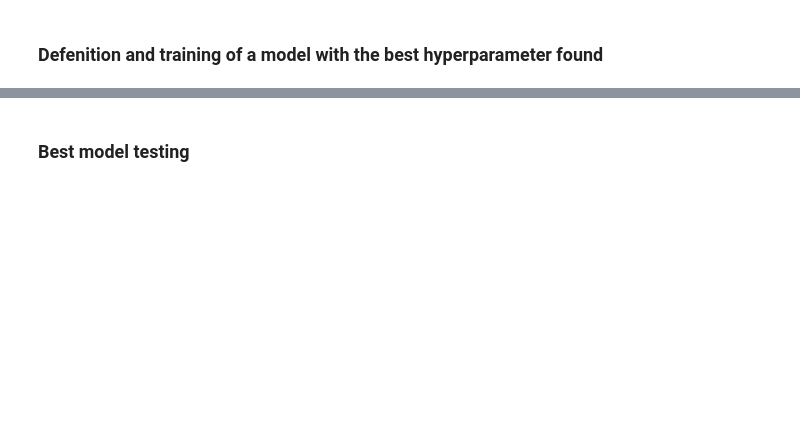
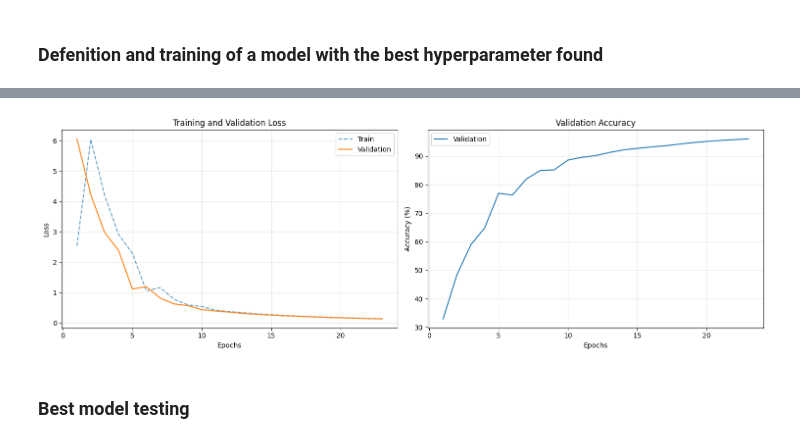
Before and after one commit to Redy1908/PyTorch-MNIST-Classifier, a Jupyter notebook: NNDL.ipynb, the cells around one changed output, grey strips where cells are left out. Drawn from its saved outputs; the diff is of its cells as text; code cells hidden in the pictures; blank space fills up the shorter version.

```diff
--- a/NNDL.ipynb
+++ b/NNDL.ipynb
@@ -537,8 +682,6 @@ best_model, criterion, optimizer = create_model(
     learning_rate=learning_rate,
     eta_minus=best_params['eta_minus'],
     eta_plus=best_params['eta_plus'],
-    min_step=best_params['min_step'],
-    max_step=best_params['max_step'],
     device=device
 )
 
@@ -546,7 +689,7 @@ train_losses, val_losses, val_accuracies = train_model(
     best_model, train_loader, val_loader,
     criterion, optimizer, device,
     num_epochs, patience, min_delta,
-    verbose=False
 )
 
 plot_results(train_losses, val_losses, val_accuracies)
+# %% [output]
@@ -553,3 +713,4 @@ plot_results(train_losses, val_losses, val_accuracies)
+[figure, added]
 # %% [markdown]
 ### Best model testing
 # %%
```
Also changed, not shown: parts of 5 cells of this notebook.
